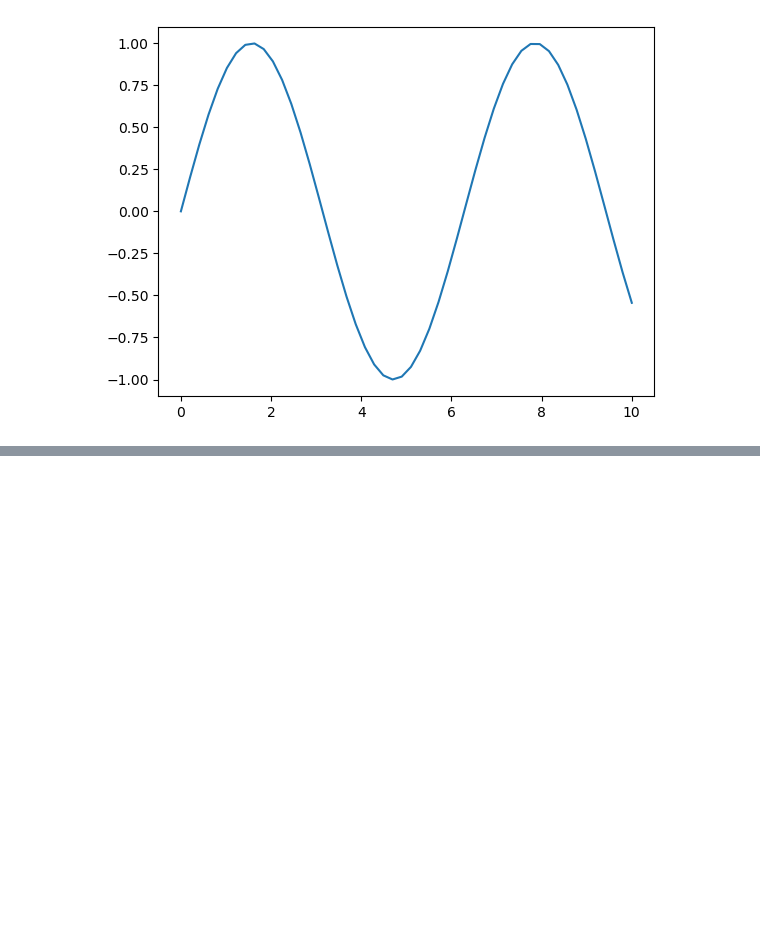
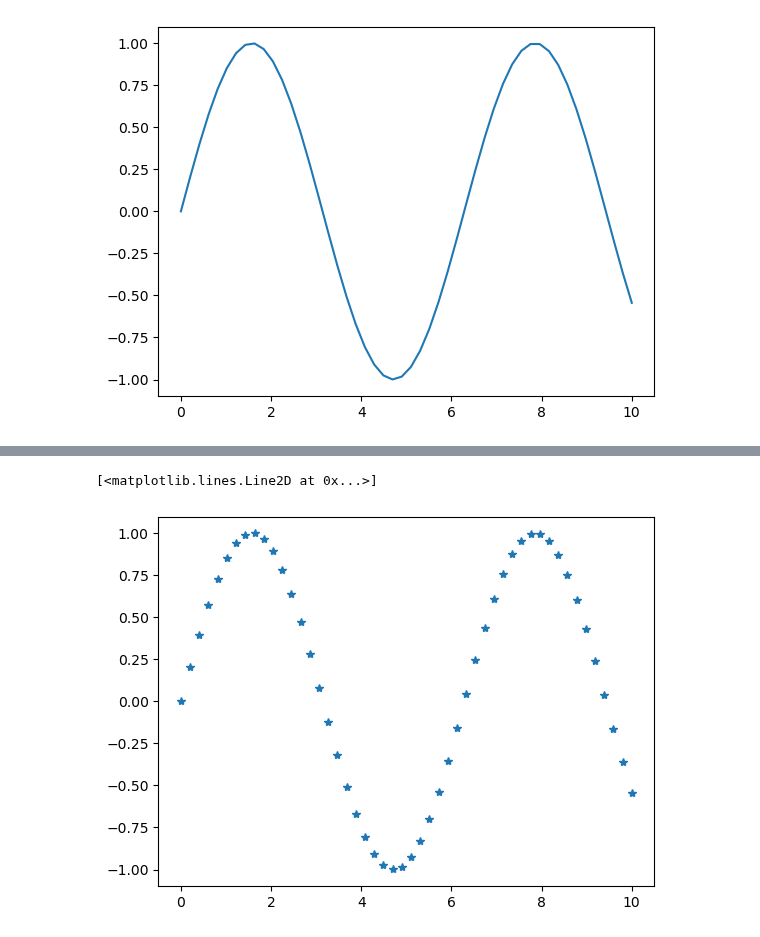
Before and after one commit to toarnabtrainer/AEC_ML_With_Python_August_2024, a Jupyter notebook: Data visualization.ipynb, the cells around one changed output, grey strips where cells are left out. Cells and saved outputs as stored; diff of their text form; code cells hidden in the pictures; blank space fills up the shorter version.

```diff
--- a/Data visualization.ipynb
+++ b/Data visualization.ipynb
@@ -41,0 +47,5 @@ plt.plot(x, sinus)
+# %%
+plt.plot(x, sinus, "*")
+# %% [output]
+[<matplotlib.lines.Line2D at 0x...>]
+[figure, added]
```
Also changed, not shown: parts of 9 cells of this notebook.
